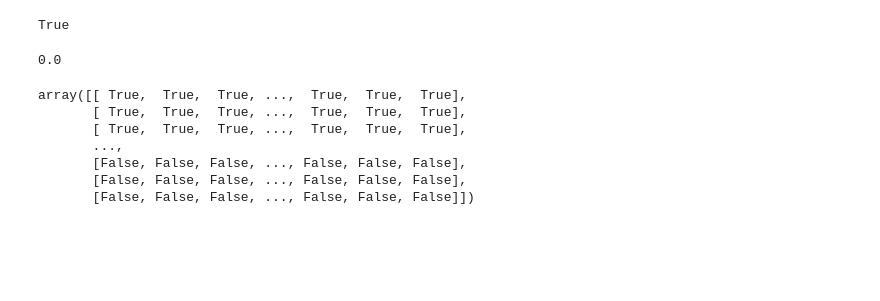
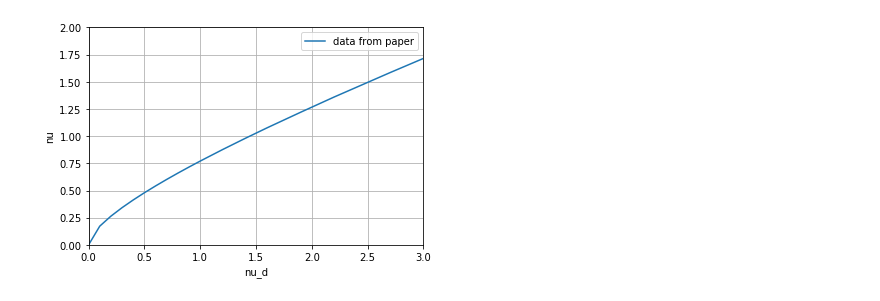
Before and after one commit to DavidStrachan1/BEC-of-dipolar-atoms-simulations, a Jupyter notebook: split step method using class-checkpoint.ipynb, the cells around one changed output. Drawn from its saved outputs; the diff is of its cells as text; code cells hidden in the pictures; blank space fills up the shorter version.

```diff
--- a/split step method using class-checkpoint.ipynb
+++ b/split step method using class-checkpoint.ipynb
@@ -798,11 +924,5 @@ psi = np.exp((-method.r**2)/2)
 # psi /= method.Norm_r(psi)
 # idct(method.do_inverse_Hankel_transform(psi,method.J),1,axis=1)
 #method.midway_index_z
-method.E_conv(method.E_list,criteria=1e-8)
+print(method.stability_boundary_nu_values)
+method.stability_boundary_nu_dipole_values
-# %% [output]
-True
-# %%
-C = method.C
-np.abs(C - C_alt).max()
-# %% [output]
-0.0
@@ -811,24 +929,17 @@ o_alt,C_alt = np.load('O_debugging.npy'),np.load('C_debugging.npy')
-# %%
-
-# fig=plt.figure()
-# ax = plt.axes(projection='3d')
-
-# ax.plot_surface(method.r,method.z,method.V_trap,cmap='jet')
-# ax.set_title('Psi')
-# ax.set_xlabel('r position')
-# ax.set_ylabel('z position')
-# ax.set_zlabel('psi')
-# plt.show()
-# plt.plot(method.r[:,0],method.V_trap[:,0])
-# plt.show()
-# plt.plot(method.z[0,:],method.V_trap[0,:])
-# plt.show()
-(np.abs(method.r) <= 20)*(np.abs(method.z) <= 10)
-# %% [output]
-array([[ True,  True,  True, ...,  True,  True,  True],
-       [ True,  True,  True, ...,  True,  True,  True],
-       [ True,  True,  True, ...,  True,  True,  True],
-       ...,
-       [False, False, False, ..., False, False, False],
-       [False, False, False, ..., False, False, False],
-       [False, False, False, ..., False, False, False]])
+# %%
+nu_and_nu_d_data = pd.read_csv("C:\\Users\\david\\Documents\\data for fig5b from flattened BEC paper.csv", header = None)
+nu_and_nu_d_data = nu_and_nu_d_data.values
+# method.stability_boundary_nu_values = np.asarray(method.stability_boundary_nu_values)
+# method.stability_boundary_nu_dipole_values = np.asarray(method.stability_boundary_nu_dipole_values)
+# plt.plot(method.stability_boundary_nu_values,method.stability_boundary_nu_dipole_values,'+',label= 'stability boundary for gamma ='+str(method.gamma))
+
+plt.plot(nu_and_nu_d_data[0,:],nu_and_nu_d_data[1,:],label = 'data from paper')
+plt.xlabel('nu_d')
+plt.ylabel('nu')
+plt.grid()
+plt.legend()
+plt.xlim(0,3)
+plt.ylim(0,2)
+plt.show()
+# %% [output]
+[figure, added]
```
Also changed, not shown: parts of 11 cells of this notebook.
